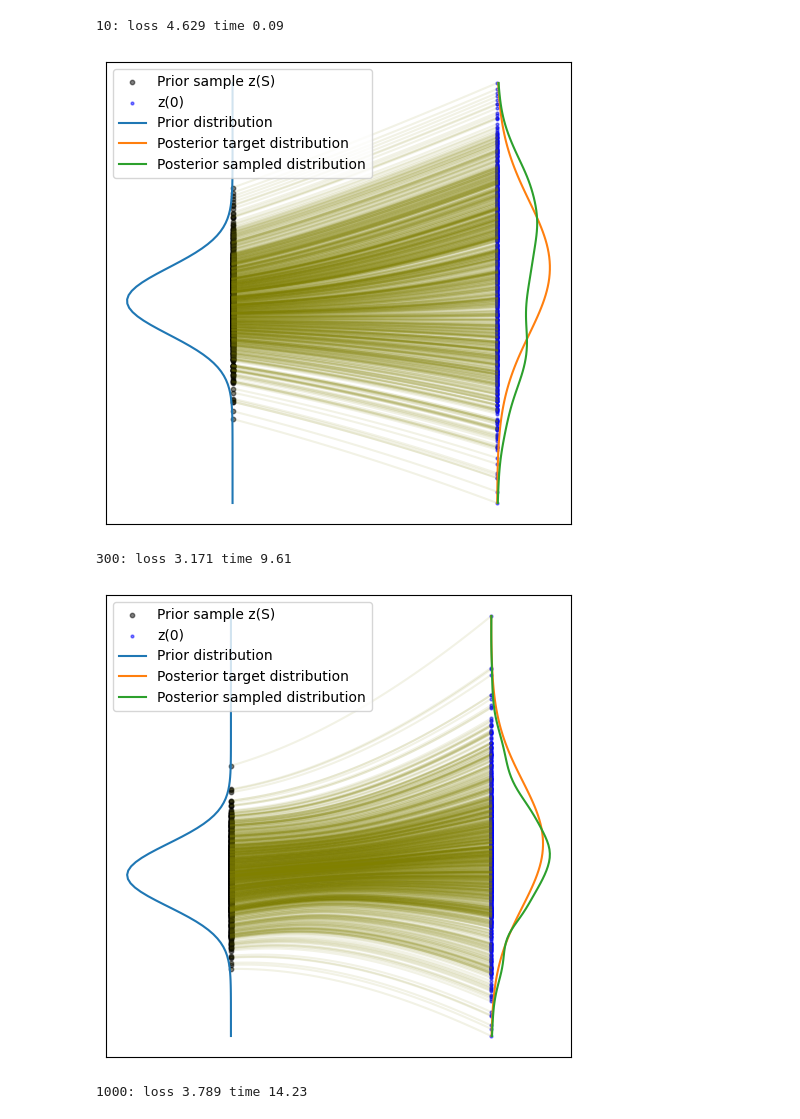
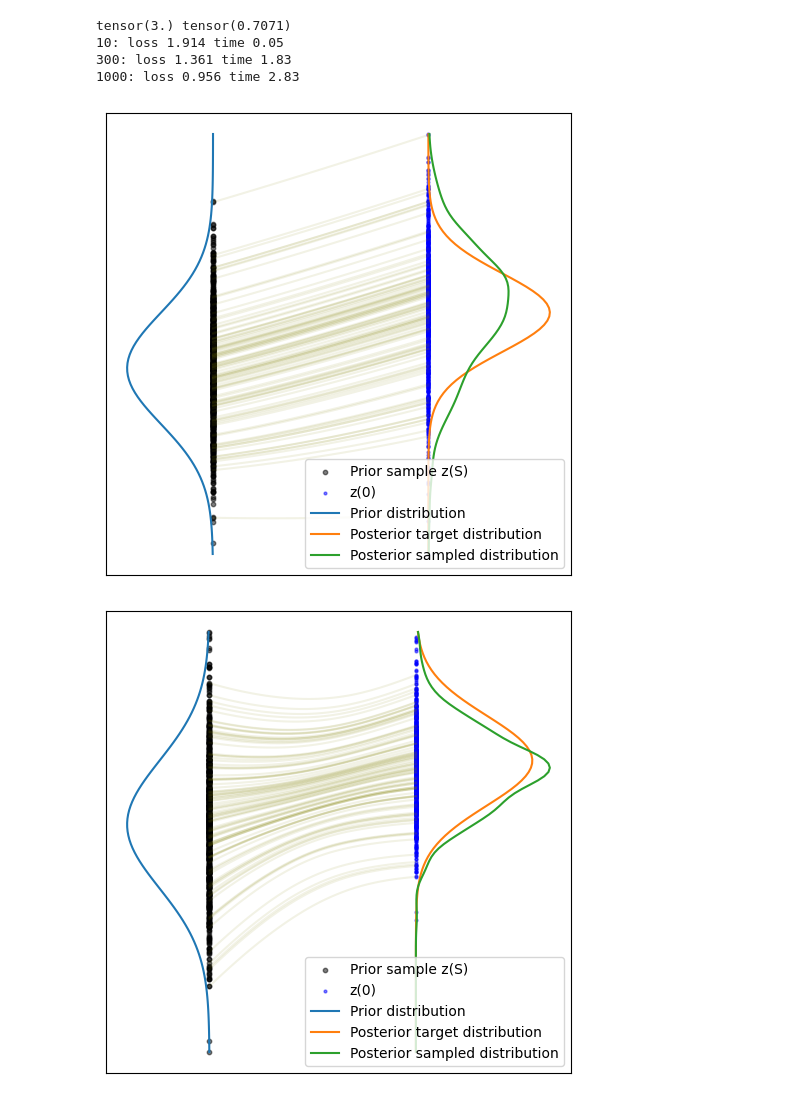
Before and after one commit to TobyBoyne/conditional-flow-matching, a Jupyter notebook: examples/notebooks/prior_to_posterior.ipynb, the cells around one changed output. Drawn from its saved outputs; the diff is of its cells as text; code cells hidden in the pictures.

Commit message:
Compare two prior/posterior pairs

```diff
--- a/examples/notebooks/prior_to_posterior.ipynb
+++ b/examples/notebooks/prior_to_posterior.ipynb
@@ -17,6 +17,19 @@ from torchcfm.utils import *
 
 savedir = "models/prior-posterior"
 os.makedirs(savedir, exist_ok=True)
+# %%
+def get_conjugate_gaussians(
+        prior_mu=0.0,
+        prior_sigma=1.0,
+        ll_mu=0.0,
+        ll_sigma=1.0,
+):
+    prior = torch.distributions.Normal(loc=prior_mu, scale=prior_sigma)
+    mu = (prior_mu * prior_sigma ** -2) + (ll_mu * ll_sigma ** -2)
+    mu /= (prior_sigma ** -2 + ll_sigma ** -2)
+    var = (prior_sigma **2 * ll_sigma ** 2) / (prior_sigma **2 + ll_sigma ** 2)
+    posterior = torch.distributions.Normal(loc=mu, scale=np.sqrt(var))
+    return prior, posterior
 # %%
 # %%time
 sigma = 0.1
@@ -26,8 +39,13 @@ model = MLP(dim=dim, time_varying=True)
 optimizer = torch.optim.Adam(model.parameters())
 FM = ConditionalFlowMatcher(sigma=sigma)
 
-prior = torch.distributions.Normal(loc=0.0, scale=1.0)
-posterior = torch.distributions.Normal(loc=1.0, scale=2.0)
+prior, posterior = get_conjugate_gaussians(
+    prior_mu=2.0,
+    prior_sigma=1.0,
+    ll_mu=4.0,
+    ll_sigma=1.0,
+)
+print(posterior.loc, posterior.scale)
 
 start = time.time()
 for k in range(1000):
@@ -37,35 +55,36 @@ for k in range(1000):
     x1 = posterior.sample((batch_size, 1))
 
     t, xt, ut = FM.sample_location_and_conditional_flow(x0, x1)
 
     vt = model(torch.cat([xt, t[:, None]], dim=-1))
     loss = torch.mean((vt - ut) ** 2)
 
     loss.backward()
     optimizer.step()
 
     # if (k + 1) % 100 == 0:
     if (k + 1) in (10, 300, 1000):
         end = time.time()
         print(f"{k+1}: loss {loss.item():0.3f} time {(end - start):0.2f}")
         start = end
         node = NeuralODE(
             torch_wrapper(model), solver="dopri5", sensitivity="adjoint", atol=1e-4, rtol=1e-4
         )
         with torch.no_grad():
             traj = node.trajectory(
                 prior.sample((1000, 1)),
                 t_span=torch.linspace(0, 1, 100),
             )
             # traj.shape = [100, 1024, dim]
             plot_trajectories_1d(
                 traj.cpu().numpy(),
                 prior, posterior)
 
 torch.save(model, f"{savedir}/cfm_v1.pt")
 # %% [output]
-10: loss 4.629 time 0.09
+tensor(3.) tensor(0.7071)
+10: loss 1.914 time 0.05
+300: loss 1.361 time 1.83
+1000: loss 0.956 time 2.83
-[figure, old version]
+[figure, new version]
-300: loss 3.171 time 9.61
-[figure, old version]
+[figure, new version]
-1000: loss 3.789 time 14.23
```
Also changed, not shown: parts of 3 cells of this notebook, 1 other file.
